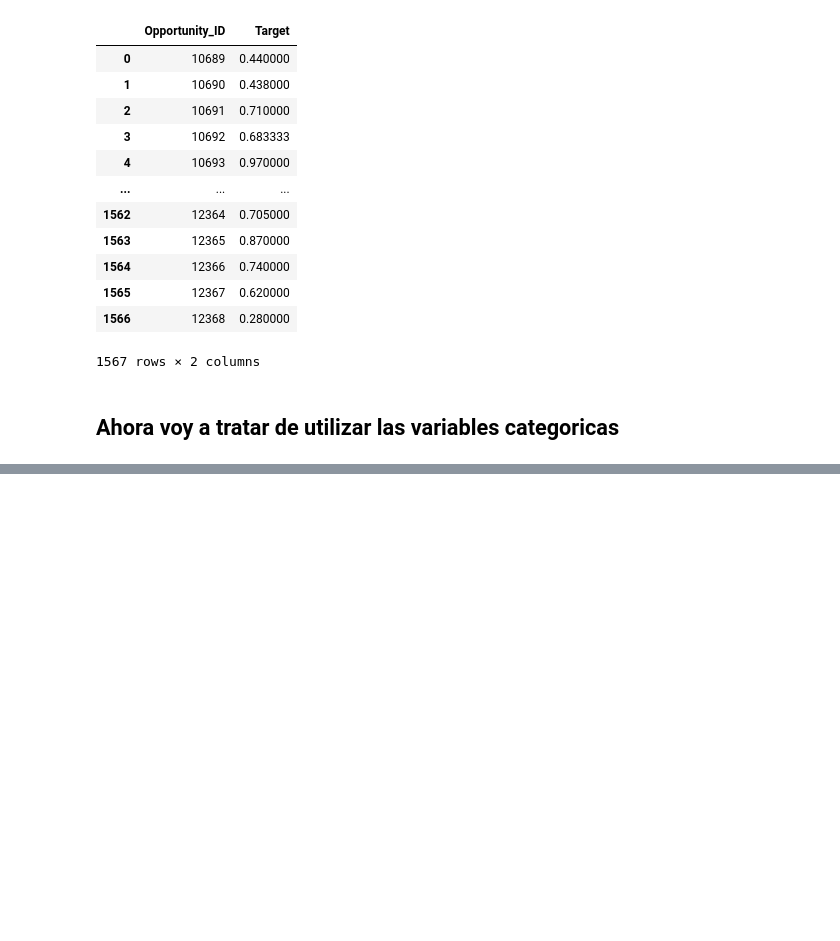
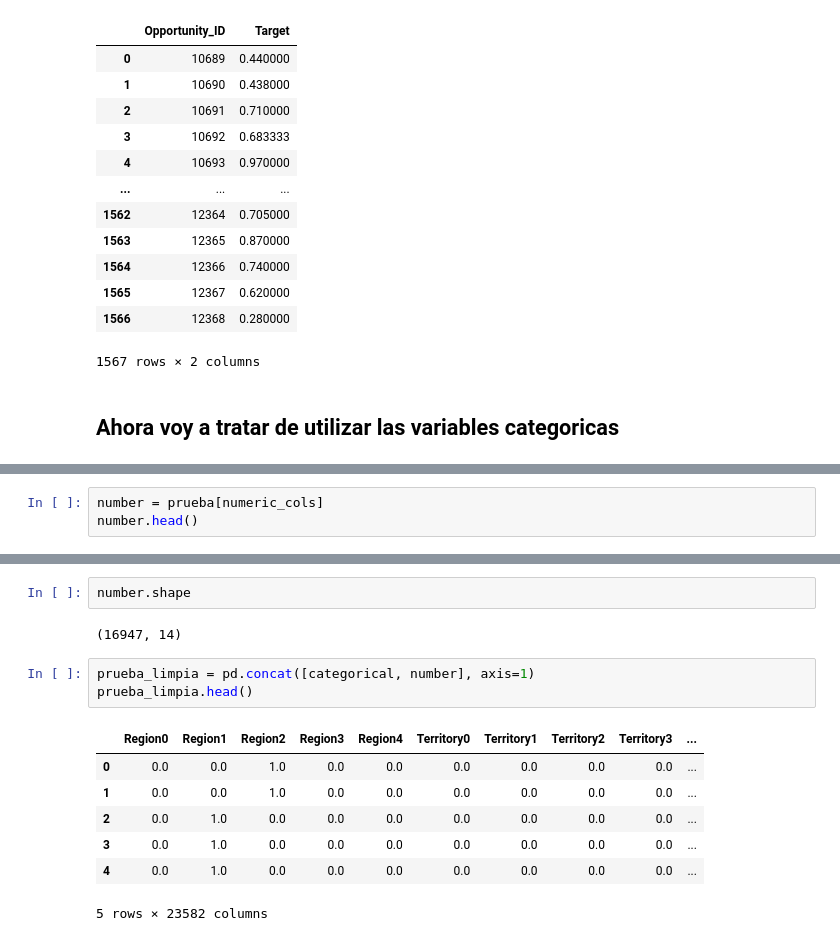
Before and after one commit to Fiuba-Big-Data-Analytics/Fiuba-Big-Data-Analytics-TPs, a Jupyter notebook: Tp 2/Modelos/RandomForest 1.ipynb, the cells around one changed output, grey strips where cells are left out. Cells and saved outputs as stored; diff of their text form; blank space fills up the shorter version.

```diff
--- a/Tp 2/Modelos/RandomForest 1.ipynb
+++ b/Tp 2/Modelos/RandomForest 1.ipynb
@@ -237,0 +299,3 @@ final.reset_index()
+# %%
+number = prueba[numeric_cols]
+number.head()
@@ -237,0 +309,15 @@ final.reset_index()
+# %%
+number.shape
+# %% [output]
+(16947, 14)
+# %%
+prueba_limpia = pd.concat([categorical, number], axis=1)
+prueba_limpia.head()
+# %% [output]
+|  | Region0 | Region1 | Region2 | Region3 | Region4 | Territory0 | Territory1 | Territory2 | Territory3 | ... |
+| 0 | 0.0 | 0.0 | 1.0 | 0.0 | 0.0 | 0.0 | 0.0 | 0.0 | 0.0 | ... |
+| 1 | 0.0 | 0.0 | 1.0 | 0.0 | 0.0 | 0.0 | 0.0 | 0.0 | 0.0 | ... |
+| 2 | 0.0 | 1.0 | 0.0 | 0.0 | 0.0 | 0.0 | 0.0 | 0.0 | 0.0 | ... |
+| 3 | 0.0 | 1.0 | 0.0 | 0.0 | 0.0 | 0.0 | 0.0 | 0.0 | 0.0 | ... |
+| 4 | 0.0 | 1.0 | 0.0 | 0.0 | 0.0 | 0.0 | 0.0 | 0.0 | 0.0 | ... |
+5 rows × 23582 columns
```
Also changed, not shown: parts of 10 cells of this notebook, 1 other file.
